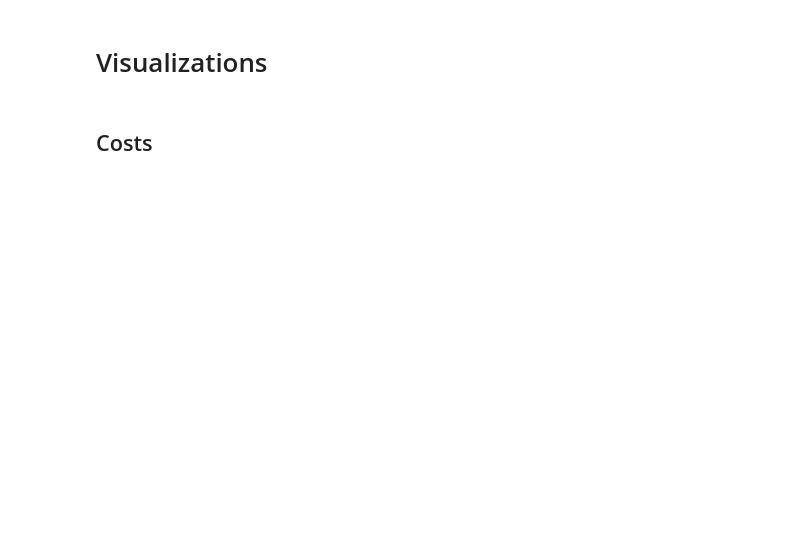
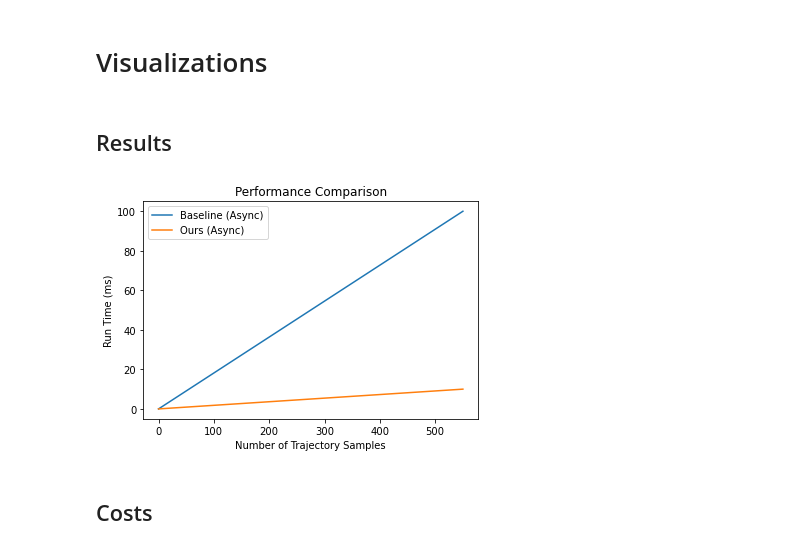
Before and after one commit to SS47816/frenet_optimal_planner, a Jupyter notebook: scripts/graphs.ipynb, the cells around one changed output. Cells and saved outputs as stored; diff of their text form; code cells hidden in the pictures; blank space fills up the shorter version.

Commit message:
feat: add new chart

```diff
--- a/scripts/graphs.ipynb
+++ b/scripts/graphs.ipynb
@@ -3,6 +3,21 @@
 # %%
 import matplotlib.pyplot as plt
 import numpy as np
+# %% [markdown]
+## Results
+# %%
+num_samples = np.linspace(0, 550, 5)
+baseline_async = np.linspace(0, 100, 5)
+ours_async = np.linspace(0, 10, 5)
+fig, ax = plt.subplots(figsize=(6, 4))
+ax.plot(num_samples, baseline_async, label='Baseline (Async)')
+ax.plot(num_samples, ours_async, label='Ours (Async)')
+ax.set_xlabel('Number of Trajectory Samples')
+ax.set_ylabel('Run Time (ms)')
+ax.set_title("Performance Comparison")
+ax.legend();  # Add a legend.
+# %% [output]
+[figure, added]
 # %% [markdown]
 ## Costs
 # %%
```
Also changed, not shown: parts of 1 cell of this notebook.
